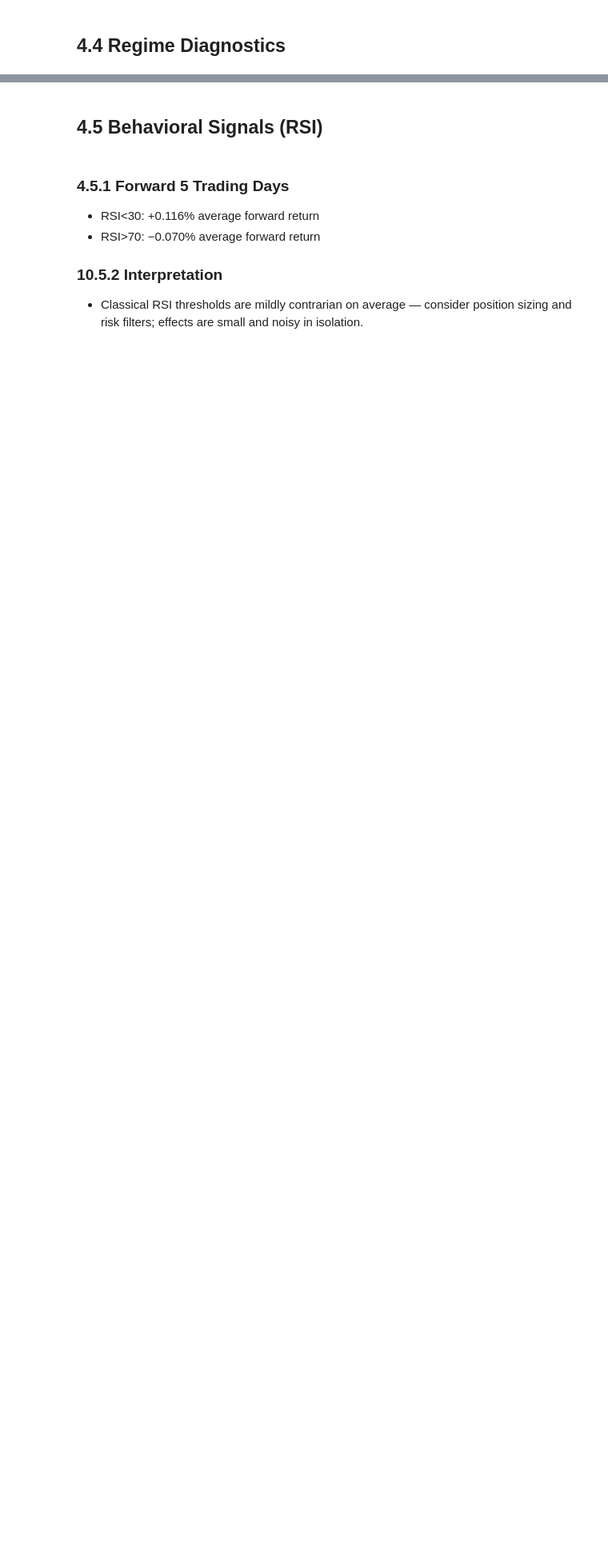
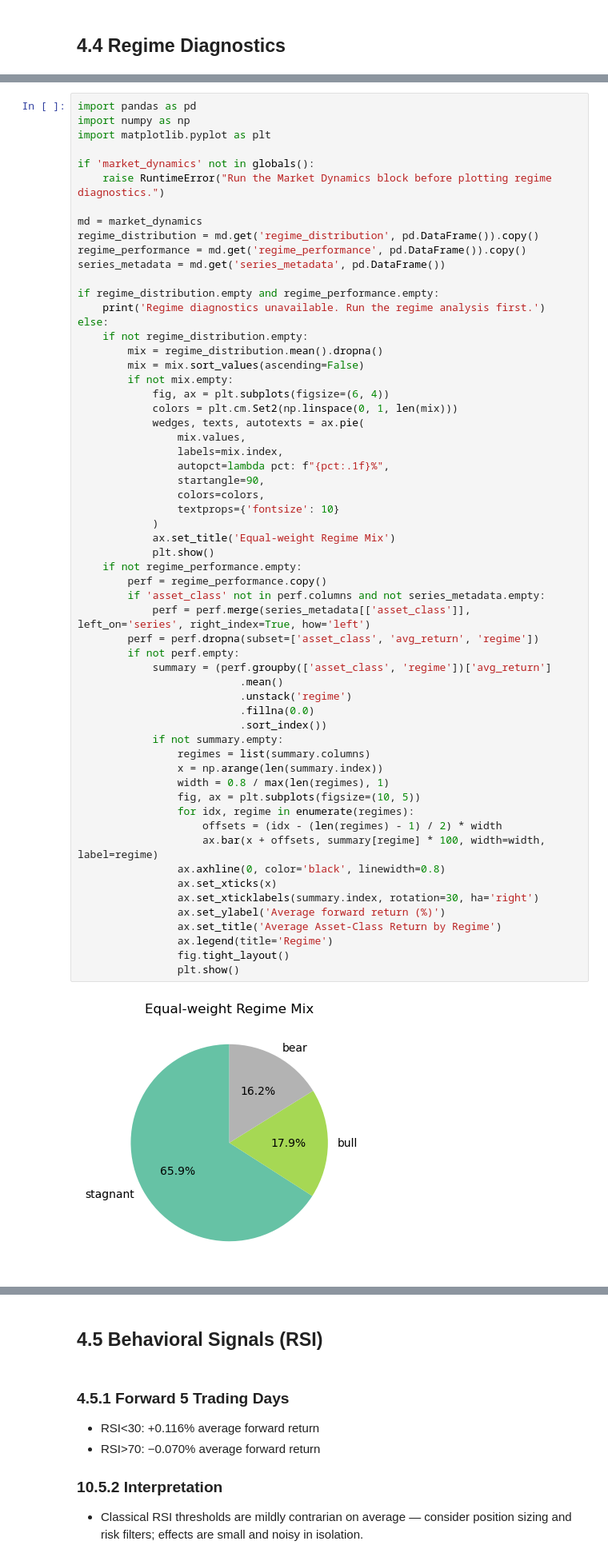
Before and after one commit to kecheng-shi/Nexus-data-preprocessing, a Jupyter notebook: Index Analysis.ipynb, the cells around one changed output, grey strips where cells are left out. Shown at 80% size. Saved outputs shown, nothing was run; the diff lists cells and outputs as text; blank space fills up the shorter version.

```diff
--- a/Index Analysis.ipynb
+++ b/Index Analysis.ipynb
@@ -1324,0 +1581,61 @@ if not beh_summary.empty:
+# %%
+import pandas as pd
+import numpy as np
+import matplotlib.pyplot as plt
+
+if 'market_dynamics' not in globals():
+    raise RuntimeError("Run the Market Dynamics block before plotting regime diagnostics.")
+
+md = market_dynamics
+regime_distribution = md.get('regime_distribution', pd.DataFrame()).copy()
+regime_performance = md.get('regime_performance', pd.DataFrame()).copy()
+series_metadata = md.get('series_metadata', pd.DataFrame())
+
+if regime_distribution.empty and regime_performance.empty:
+    print('Regime diagnostics unavailable. Run the regime analysis first.')
+else:
+    if not regime_distribution.empty:
+        mix = regime_distribution.mean().dropna()
+        mix = mix.sort_values(ascending=False)
+        if not mix.empty:
+            fig, ax = plt.subplots(figsize=(6, 4))
+            colors = plt.cm.Set2(np.linspace(0, 1, len(mix)))
+            wedges, texts, autotexts = ax.pie(
+                mix.values,
+                labels=mix.index,
+                autopct=lambda pct: f"{pct:.1f}%",
+                startangle=90,
+                colors=colors,
+                textprops={'fontsize': 10}
+            )
+            ax.set_title('Equal-weight Regime Mix')
+            plt.show()
+    if not regime_performance.empty:
+        perf = regime_performance.copy()
+        if 'asset_class' not in perf.columns and not series_metadata.empty:
+            perf = perf.merge(series_metadata[['asset_class']], left_on='series', right_index=True, how='left')
+        perf = perf.dropna(subset=['asset_class', 'avg_return', 'regime'])
+        if not perf.empty:
+            summary = (perf.groupby(['asset_class', 'regime'])['avg_return']
+                          .mean()
+                          .unstack('regime')
+                          .fillna(0.0)
+                          .sort_index())
+            if not summary.empty:
+                regimes = list(summary.columns)
+                x = np.arange(len(summary.index))
+                width = 0.8 / max(len(regimes), 1)
+                fig, ax = plt.subplots(figsize=(10, 5))
+                for idx, regime in enumerate(regimes):
+                    offsets = (idx - (len(regimes) - 1) / 2) * width
+                    ax.bar(x + offsets, summary[regime] * 100, width=width, label=regime)
+                ax.axhline(0, color='black', linewidth=0.8)
+                ax.set_xticks(x)
+                ax.set_xticklabels(summary.index, rotation=30, ha='right')
+                ax.set_ylabel('Average forward return (%)')
+                ax.set_title('Average Asset-Class Return by Regime')
+                ax.legend(title='Regime')
+                fig.tight_layout()
+                plt.show()
+# %% [output]
+[figure, added]
```
Also changed, not shown: parts of 18 cells of this notebook.
